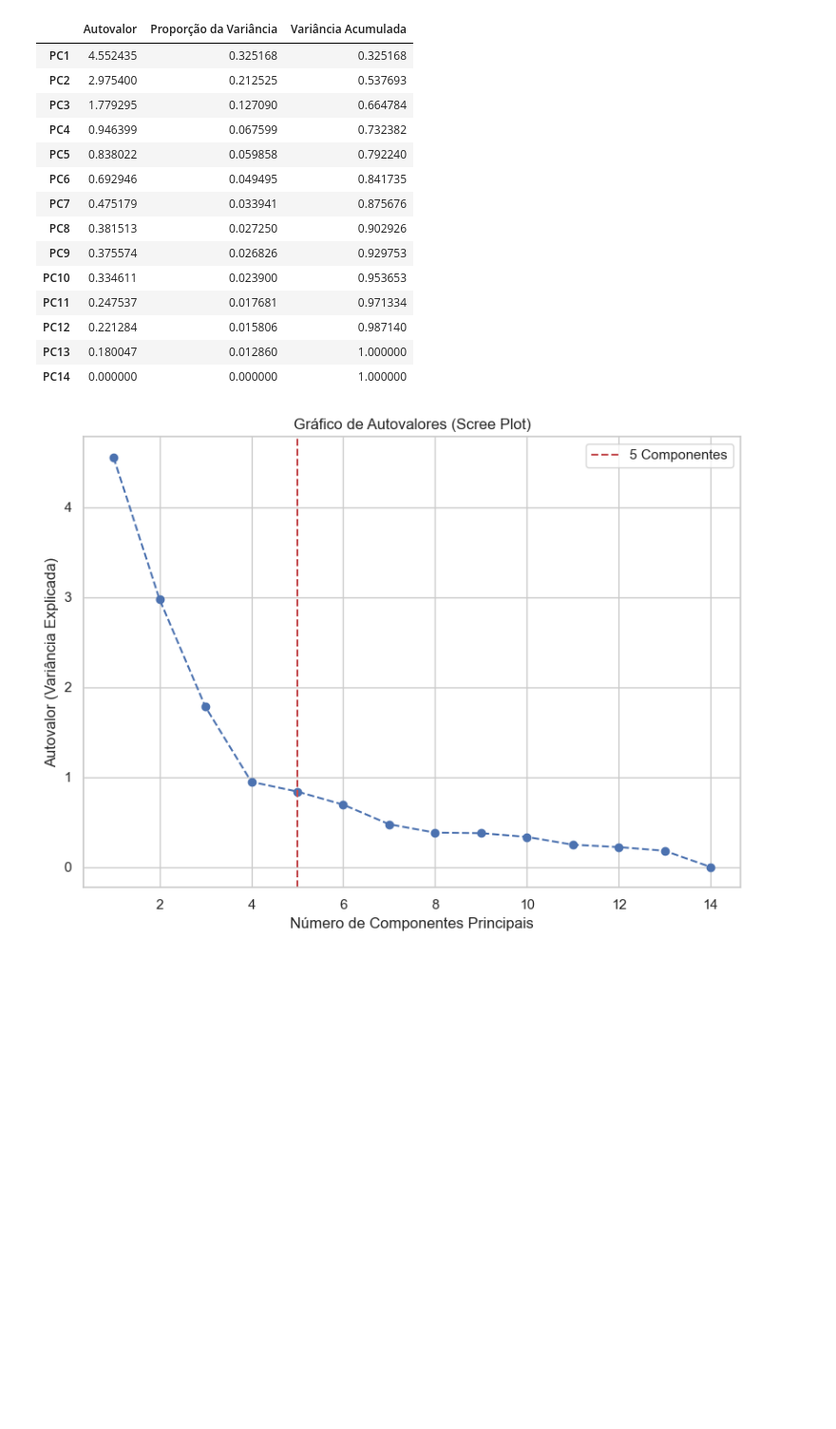
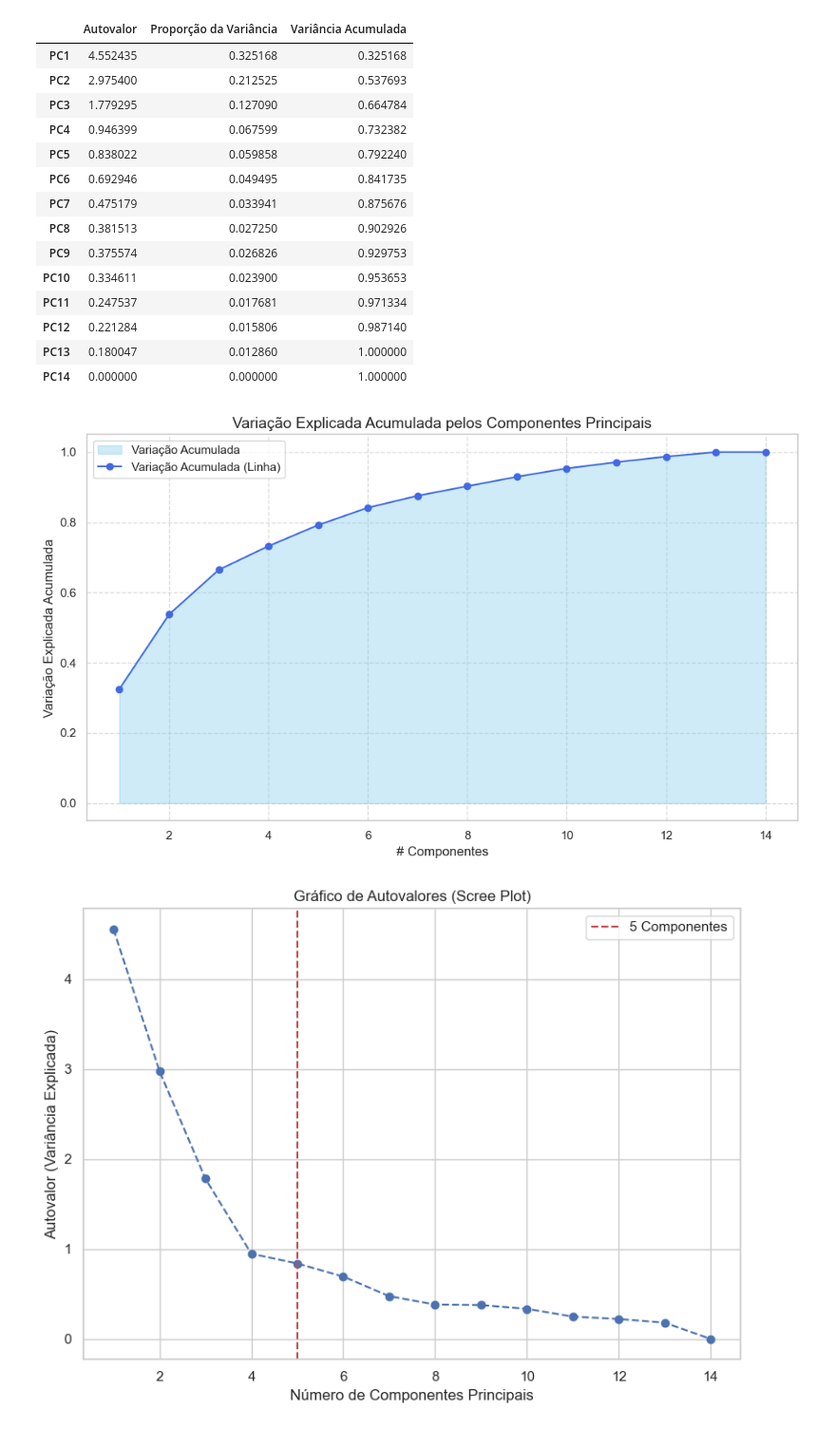
Before and after one commit to guilourenzo/master_degree_sin5007, a Jupyter notebook: CODE/FINAIS/2_PRE_PROCESSAMENTOS.ipynb, the cells around one changed output. Shown at 95% size. Saved outputs shown, nothing was run; the diff lists cells and outputs as text; code cells hidden in the pictures; blank space fills up the shorter version.

Commit message:
PT 2: AJUSTE NO GRAFICO  - PLOTLY PARA MATPLOTLIB

```diff
--- a/CODE/FINAIS/2_PRE_PROCESSAMENTOS.ipynb
+++ b/CODE/FINAIS/2_PRE_PROCESSAMENTOS.ipynb
@@ -649,3 +635,25 @@ fig.show()
+# %%
+# Replace with your actual data
+exp_var_cumul = np.cumsum(pca.explained_variance_ratio_)  # Replace with your PCA cumulative variance data
+components = range(1, len(exp_var_cumul) + 1)
+
+# Create the area plot using Matplotlib
+plt.figure(figsize=(10, 6))
+plt.fill_between(components, exp_var_cumul, color='skyblue', alpha=0.4, label='Variação Acumulada')
+plt.plot(components, exp_var_cumul, color='royalblue', marker='o', label='Variação Acumulada (Linha)')
+
+# Add title and labels
+plt.title('Variação Explicada Acumulada pelos Componentes Principais', fontsize=14)
+plt.xlabel('# Componentes', fontsize=12)
+plt.ylabel('Variação Explicada Acumulada', fontsize=12)
+plt.grid(axis='both', linestyle='--', alpha=0.7)
+plt.legend()
+
+# Display the plot
+plt.tight_layout()
+plt.show()
+# %% [output]
+[figure, added]
 # %%
 # Extrair autovalores (variância explicada por componente)
 eigenvalues = pca.explained_variance_
```
Also changed, not shown: parts of 3 cells of this notebook.
